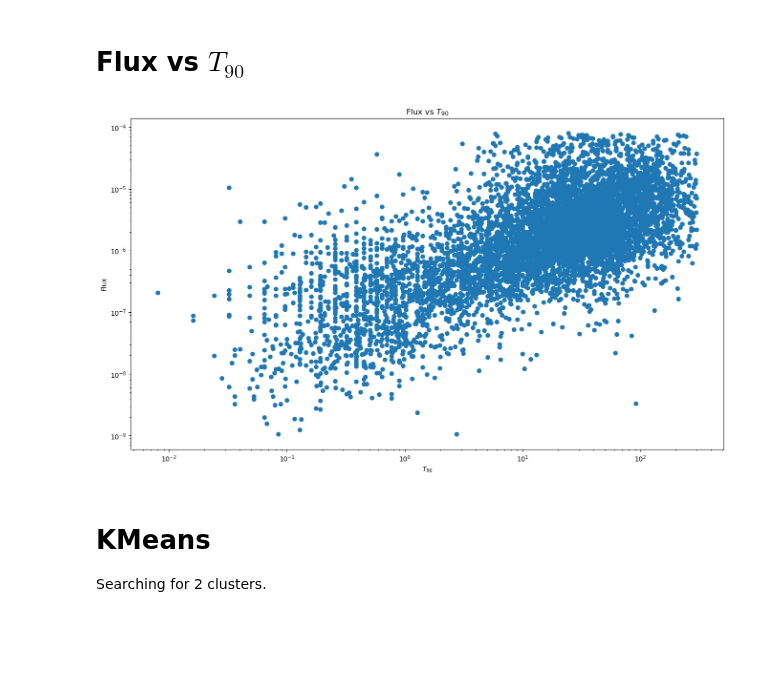
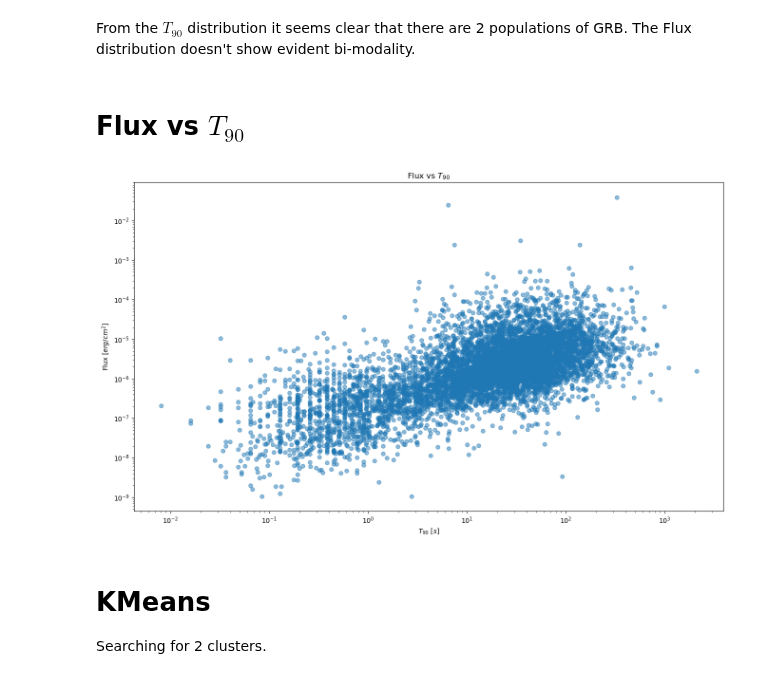
Before and after one commit to F3Solid/astrostatistics_bicocca_2024_exercises, a Jupyter notebook: L14/gamma_ray_bursts.ipynb, the cells around one changed output. Drawn from its saved outputs; the diff is of its cells as text; code cells hidden in the pictures; blank space fills up the shorter version.

```diff
--- a/L14/gamma_ray_bursts.ipynb
+++ b/L14/gamma_ray_bursts.ipynb
@@ -41,7 +46,8 @@ print(names)
  'GBM_located' 'mjd_(T0)']
 # %%
 # Convert data from strings to floats
-keys_to_convert = ['ra', 'decl', 'pos_error', 'T90', 'T90_error', 'fluence', 'fluence_error', 'redshift', "'T100'", 'mjd_(T0)']
+keys_to_convert = ['ra', 'decl', 'pos_error', 'T90', 'T90_error',
+                   'fluence', 'fluence_error', 'redshift', "'T100'", 'mjd_(T0)']
 
 for key in keys_to_convert:
     data[key] = np.array(data[key], dtype=float)
@@ -104,12 +84,0 @@ Mask covers 195 data points
-# %%
-# Whether to mask the selected outliers or not
-mask_bad_data = True
-
-#-------------------------------------------
-if mask_bad_data:
-    # Mask the selected data
-    for key in names:
-        data[key] = data[key][~bad_data_mask]
-
-    print("Masked " + str(np.sum(bad_data_mask)) + " data points")
-    print("There are " + str(np.sum(~bad_data_mask)) + " data points left")
@@ -188,0 +113,12 @@ if play:
+# %%
+# Define support and styles variables
+plot_keys = ['T90', 'fluence']
+ax_labels = dict(zip(plot_keys, [r'$T_{90}$ [$s$]', r'Flux [$erg/cm^2$]']))
+colors = dict(zip(plot_keys, ['mediumblue', 'indianred']))
+titles = dict.fromkeys(plot_keys, 'Raw good data')
+titles_kde = dict.fromkeys(plot_keys, 'KDE; bandwith = ')
+
+# Compute the quantiles of the the distributions
+q = [0.05, 0.5, 0.95]
+quantiles = dict(zip(plot_keys, [np.quantile(data[key], q) for key in plot_keys]))
+q_styles = [':', '-.', '--']
@@ -189,19 +226,22 @@ if play:
+# %% [markdown]
+From the $T_{90}$ distribution it seems clear that there are 2 populations of GRB. The Flux distribution doesn't show evident bi-modality.
 # %% [markdown]
 # Flux vs $T_{90}$
 # %%
 # Plot fluence vs T90
 fig, ax = plt.subplots(figsize=(16, 9))
+
 ax.set_title(r"Flux vs $T_{90}$")
-ax.set_xlabel(r'$T_{90}$')
-ax.set_ylabel('Flux')
+ax.set_xlabel(ax_labels['T90'])
+ax.set_ylabel(ax_labels['fluence'])
 
-ax.scatter(data['T90'], data['fluence'])
+ax.scatter(data['T90'], data['fluence'], alpha=0.5)
 
 ax.set_yscale('log')
 ax.set_xscale('log')
 
 plt.show()
 # %% [output]
-[figure, old version]
+[figure, new version]
 # %%
 # Merge the plotted data in the shape scikit-learn wants
```
Also changed, not shown: parts of 41 cells of this notebook, 2 other files.
